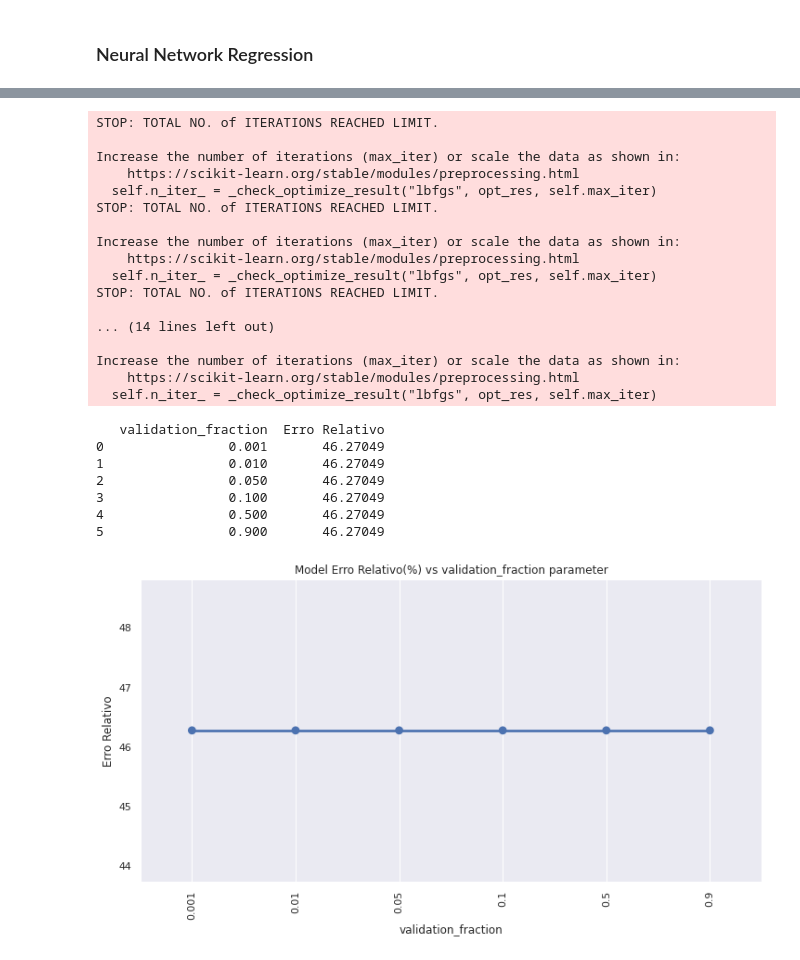
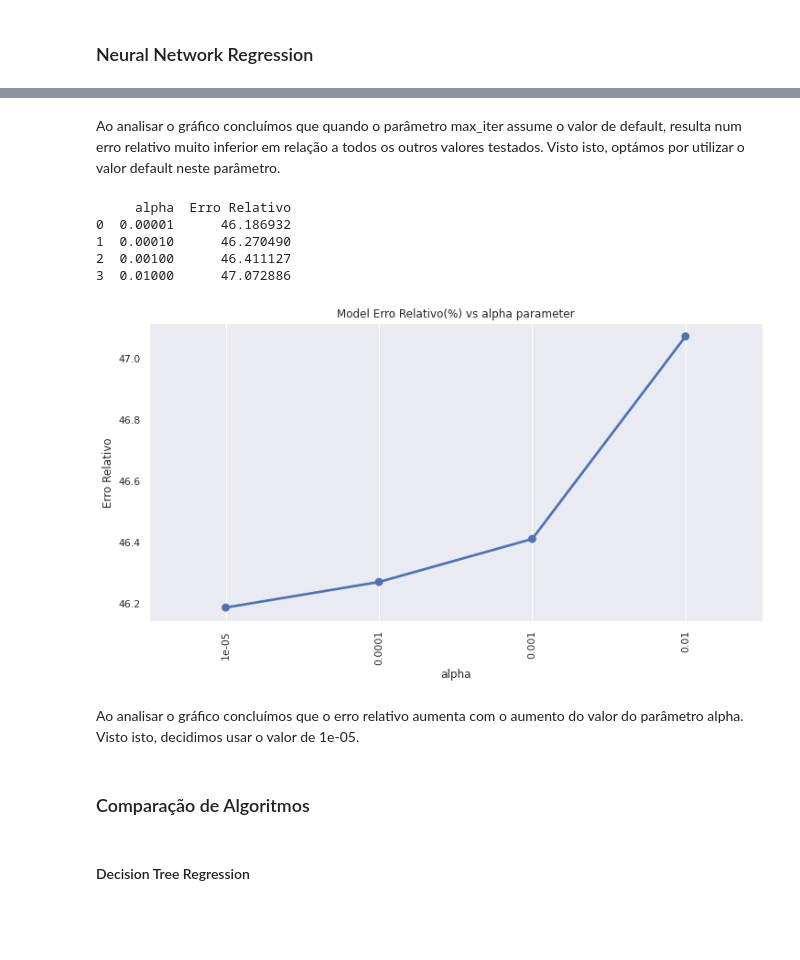
Before and after one commit to filipasenra/FEUP-IART-TP2, a Jupyter notebook: Temática 4A Aprendizagem Supervisionada_Regressão COVID-19.ipynb, the cells around one changed output, grey strips where cells are left out. Cells and saved outputs as stored; diff of their text form; code cells hidden in the pictures; blank space fills up the shorter version.

```diff
--- a/Temática 4A Aprendizagem Supervisionada_Regressão COVID-19.ipynb
+++ b/Temática 4A Aprendizagem Supervisionada_Regressão COVID-19.ipynb
@@ -440,9 +441,8 @@ def perfomeTestAndShow(c_parameter_name, c_parameter_values):
             model = neighbors.KNeighborsRegressor(p=input_parameter)
         elif c_parameter_name == 'max_iter':
             model = MLPRegressor(max_iter=input_parameter, solver='lbfgs', random_state=0)
-        elif c_parameter_name == 'validation_fraction':
-            model = MLPRegressor(early_stopping=True, validation_fraction=input_parameter, solver='lbfgs', random_state=0)
-
+        elif c_parameter_name == 'alpha':
+            model = MLPRegressor( alpha=input_parameter, solver='lbfgs', random_state=0)
 
         model.fit(X_train, y_train)
 
@@ -697,28 +658,17 @@ Increase the number of iterations (max_iter) or scale the data as shown in:
-# %%
-perfomeTestAndShow('validation_fraction', [0.001, 0.01, 0.05, 0.1, 0.5, 0.9])
-# %% [output]
-STOP: TOTAL NO. of ITERATIONS REACHED LIMIT.
-
-Increase the number of iterations (max_iter) or scale the data as shown in:
-    https://scikit-learn.org/stable/modules/preprocessing.html
-  self.n_iter_ = _check_optimize_result("lbfgs", opt_res, self.max_iter)
-STOP: TOTAL NO. of ITERATIONS REACHED LIMIT.
-
-Increase the number of iterations (max_iter) or scale the data as shown in:
-    https://scikit-learn.org/stable/modules/preprocessing.html
-  self.n_iter_ = _check_optimize_result("lbfgs", opt_res, self.max_iter)
-STOP: TOTAL NO. of ITERATIONS REACHED LIMIT.
-
-... (14 lines left out)
-
-Increase the number of iterations (max_iter) or scale the data as shown in:
-    https://scikit-learn.org/stable/modules/preprocessing.html
-  self.n_iter_ = _check_optimize_result("lbfgs", opt_res, self.max_iter)
-   validation_fraction  Erro Relativo
-0                0.001       46.27049
-1                0.010       46.27049
-2                0.050       46.27049
-3                0.100       46.27049
-4                0.500       46.27049
-5                0.900       46.27049
-[figure, removed]
+# %% [markdown]
+Ao analisar o gráfico concluímos que quando o parâmetro max_iter assume o valor de default, resulta num erro relativo muito inferior em relação a todos os outros valores testados. Visto isto, optámos por utilizar o valor default neste parâmetro.
+# %%
+perfomeTestAndShow('alpha', [0.00001 , 0.0001 , 0.001 , 0.01])
+# %% [output]
+     alpha  Erro Relativo
+0  0.00001      46.186932
+1  0.00010      46.270490
+2  0.00100      46.411127
+3  0.01000      47.072886
+[figure, added]
+# %% [markdown]
+Ao analisar o gráfico concluímos que o erro relativo aumenta com o aumento do valor do parâmetro alpha. Visto isto, decidimos usar o valor de 1e-05.
+# %% [markdown]
+### Comparação de Algoritmos
+# %% [markdown]
+#### Decision Tree Regression
```
Also changed, not shown: parts of 25 cells of this notebook.
